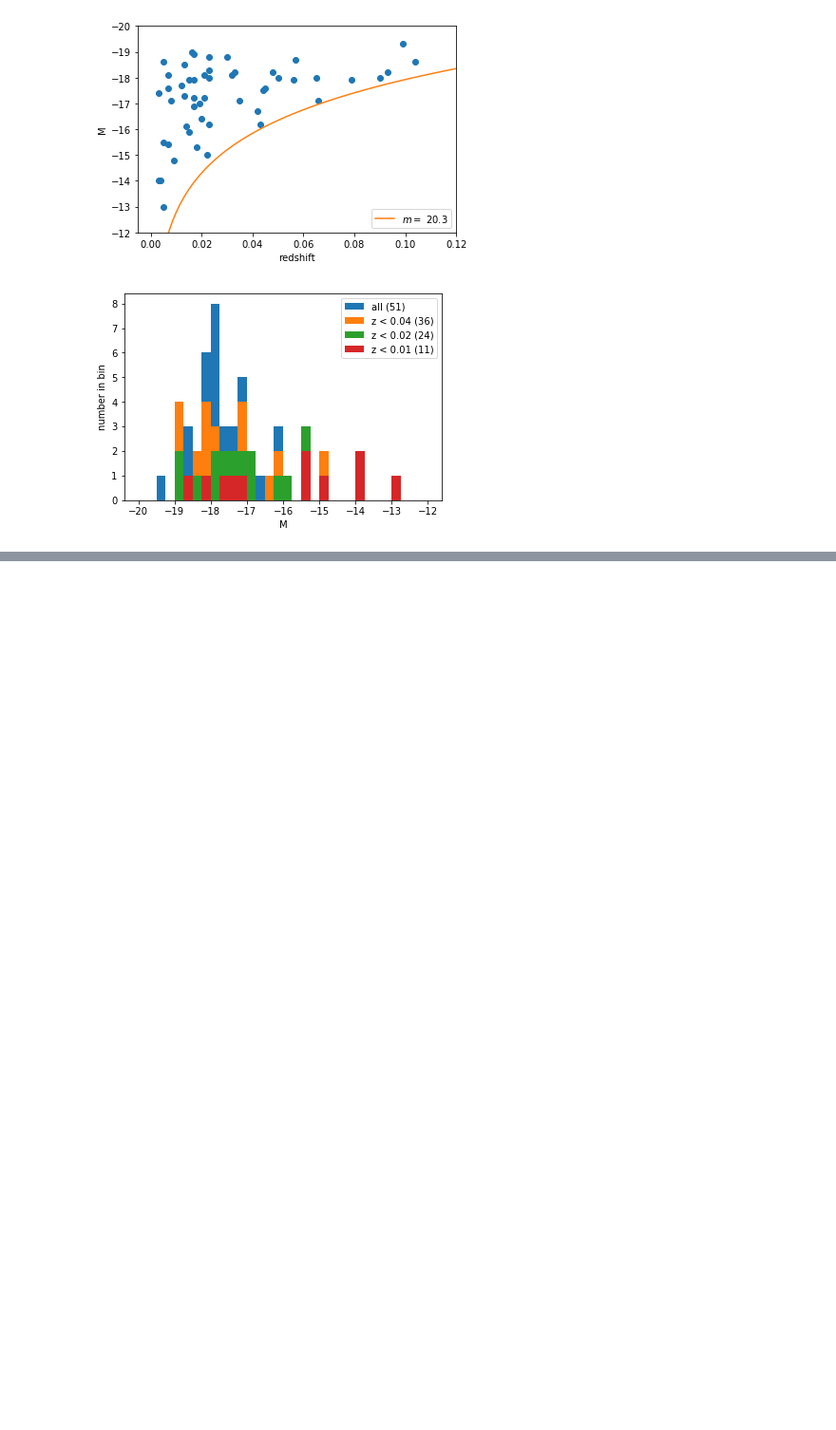
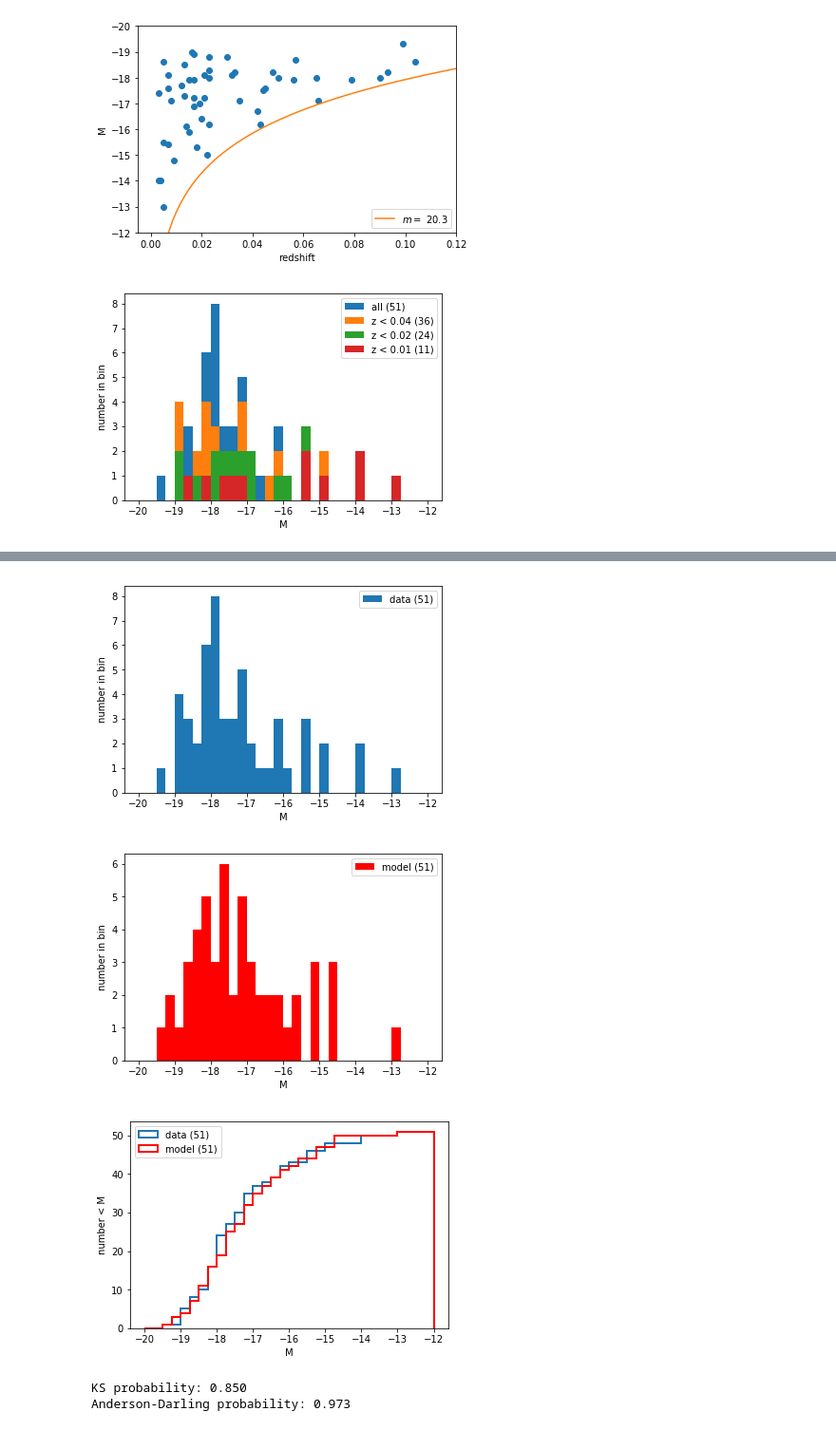
Before and after one commit to RutgersSN/plasticc-Iax, a Jupyter notebook: Iax-model.ipynb, the cells around one changed output, grey strips where cells are left out. Shown at 95% size. Saved outputs shown, nothing was run; the diff lists cells and outputs as text; code cells hidden in the pictures; blank space fills up the shorter version.

```diff
--- a/Iax-model.ipynb
+++ b/Iax-model.ipynb
@@ -146,0 +141,35 @@ plt.show()
+# %%
+# do histogram version of the above
+n, b, p = plt.hist(M,label='data ({:d})'.format(len(M)),bins=32,range=[-20,-12])
+plt.legend()
+plt.xlabel('M')
+plt.ylabel('number in bin')
+plt.show()
+
+plt.hist(Mmodel,bins=b,label='model ({:d})'.format(len(Mmodel)),color='r')
+plt.legend()
+plt.xlabel('M')
+plt.ylabel('number in bin')
+plt.show()
+
+plt.hist(M,bins=b,label='data ({:d})'.format(len(M)),
+         cumulative=True,histtype='step',lw=2)
+plt.hist(Mmodel,bins=b,label='model ({:d})'.format(len(Mmodel)),color='r',
+         cumulative=True,histtype='step',lw=2)
+plt.legend(loc='upper left')
+plt.xlabel('M')
+plt.ylabel('number < M')
+plt.show()
+
+from scipy.stats import ks_2samp, anderson_ksamp
+ks, ksp = ks_2samp(M,Mmodel)
+print("KS probability: {:.3f}".format(ksp))
+
+ad, adcv, adp = anderson_ksamp([M,Mmodel])
+print("Anderson-Darling probability: {:.3f}".format(adp))
+# %% [output]
+[figure, added]
+[figure, added]
+[figure, added]
+KS probability: 0.850
+Anderson-Darling probability: 0.973
```
Also changed, not shown: parts of 5 cells of this notebook.
